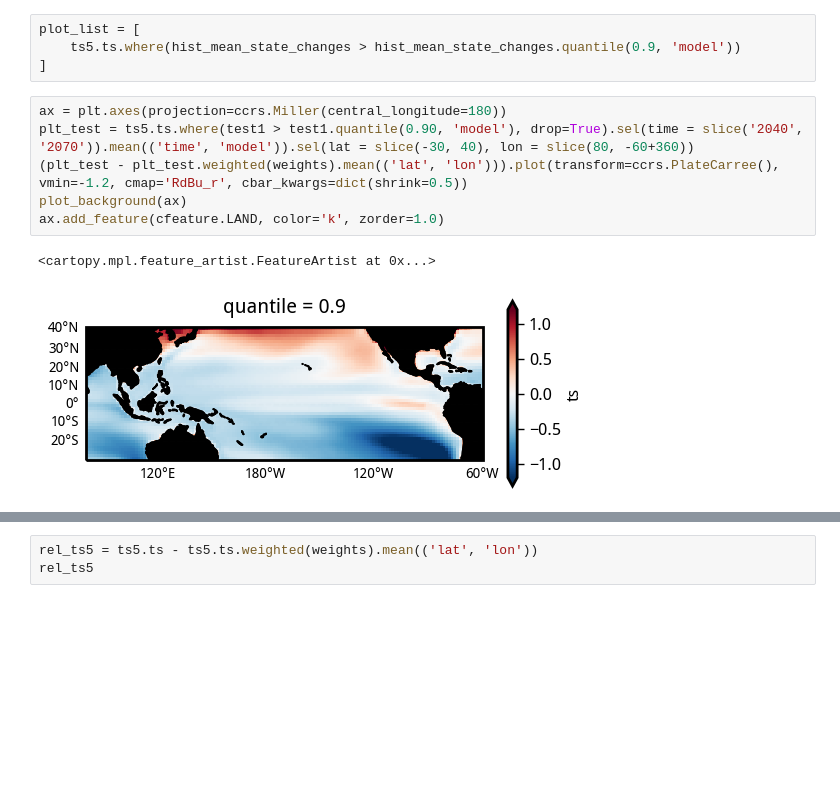
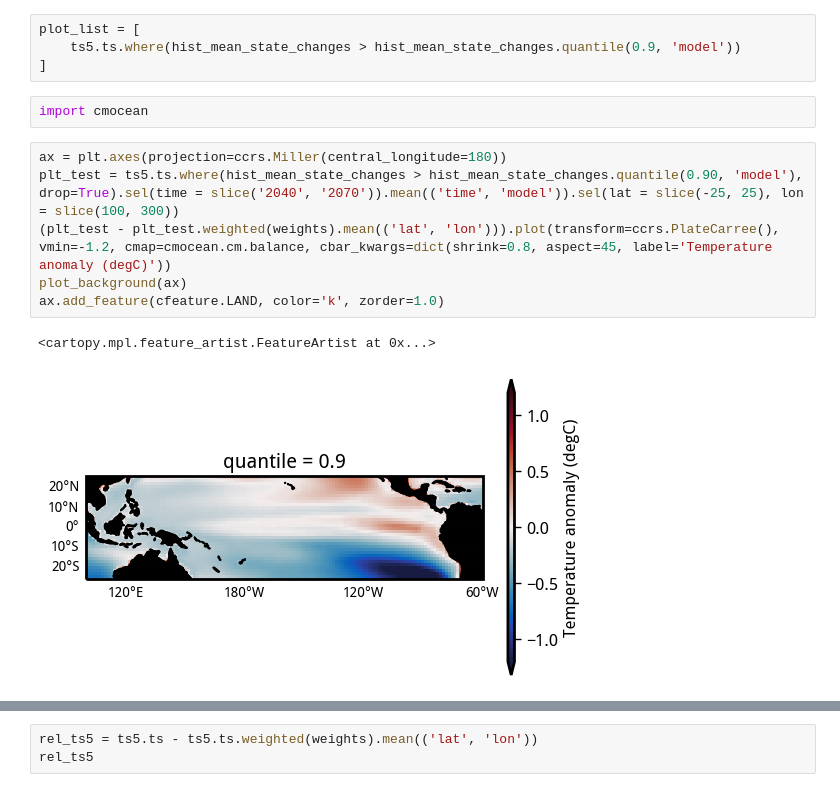
Before and after one commit to adisen99/net_zero_enso_pacific_changes, a Jupyter notebook: 01_cmip6_mean_state_ih_grad.ipynb, the cells around one changed output, grey strips where cells are left out. Drawn from its saved outputs; the diff is of its cells as text; blank space fills up the shorter version.

```diff
--- a/01_cmip6_mean_state_ih_grad.ipynb
+++ b/01_cmip6_mean_state_ih_grad.ipynb
@@ -676,14 +694,16 @@ ts5.ts.where(hist_mean_state_changes > hist_mean_state_changes.quantile(0.75, 'm
 plot_list = [
     ts5.ts.where(hist_mean_state_changes > hist_mean_state_changes.quantile(0.9, 'model'))
 ]
+# %%
+import cmocean
 # %%
 ax = plt.axes(projection=ccrs.Miller(central_longitude=180))
-plt_test = ts5.ts.where(test1 > test1.quantile(0.90, 'model'), drop=True).sel(time = slice('2040', '2070')).mean(('time', 'model')).sel(lat = slice(-30, 40), lon = slice(80, -60+360))
-(plt_test - plt_test.weighted(weights).mean(('lat', 'lon'))).plot(transform=ccrs.PlateCarree(), vmin=-1.2, cmap='RdBu_r', cbar_kwargs=dict(shrink=0.5))
+plt_test = ts5.ts.where(hist_mean_state_changes > hist_mean_state_changes.quantile(0.90, 'model'), drop=True).sel(time = slice('2040', '2070')).mean(('time', 'model')).sel(lat = slice(-25, 25), lon = slice(100, 300))
+(plt_test - plt_test.weighted(weights).mean(('lat', 'lon'))).plot(transform=ccrs.PlateCarree(), vmin=-1.2, cmap=cmocean.cm.balance, cbar_kwargs=dict(shrink=0.8, aspect=45, label='Temperature anomaly (degC)'))
 plot_background(ax)
 ax.add_feature(cfeature.LAND, color='k', zorder=1.0)
 # %% [output]
 <cartopy.mpl.feature_artist.FeatureArtist at 0x...>
-[figure, old version]
+[figure, new version]
 # %%
 ax = plt.axes(projection=ccrs.Miller(central_longitude=180))
```
Also changed, not shown: parts of 9 cells of this notebook, 2 other files.
